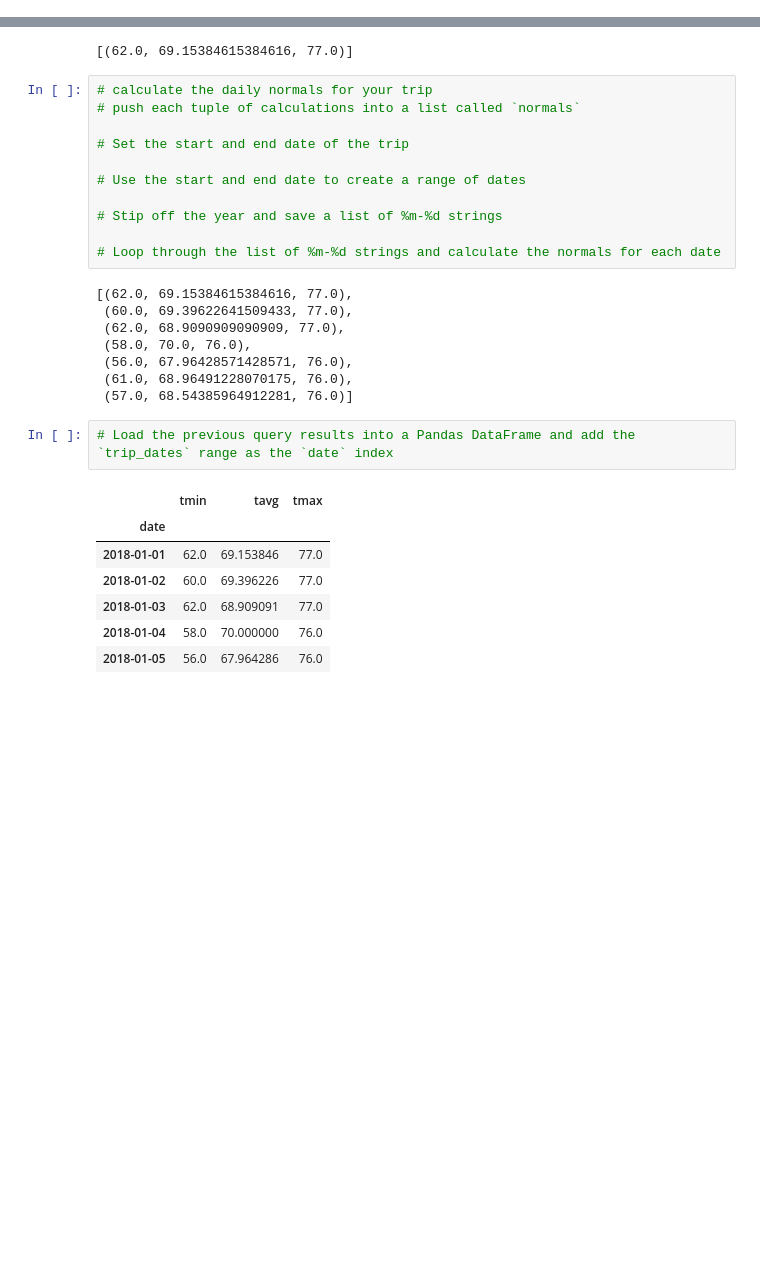
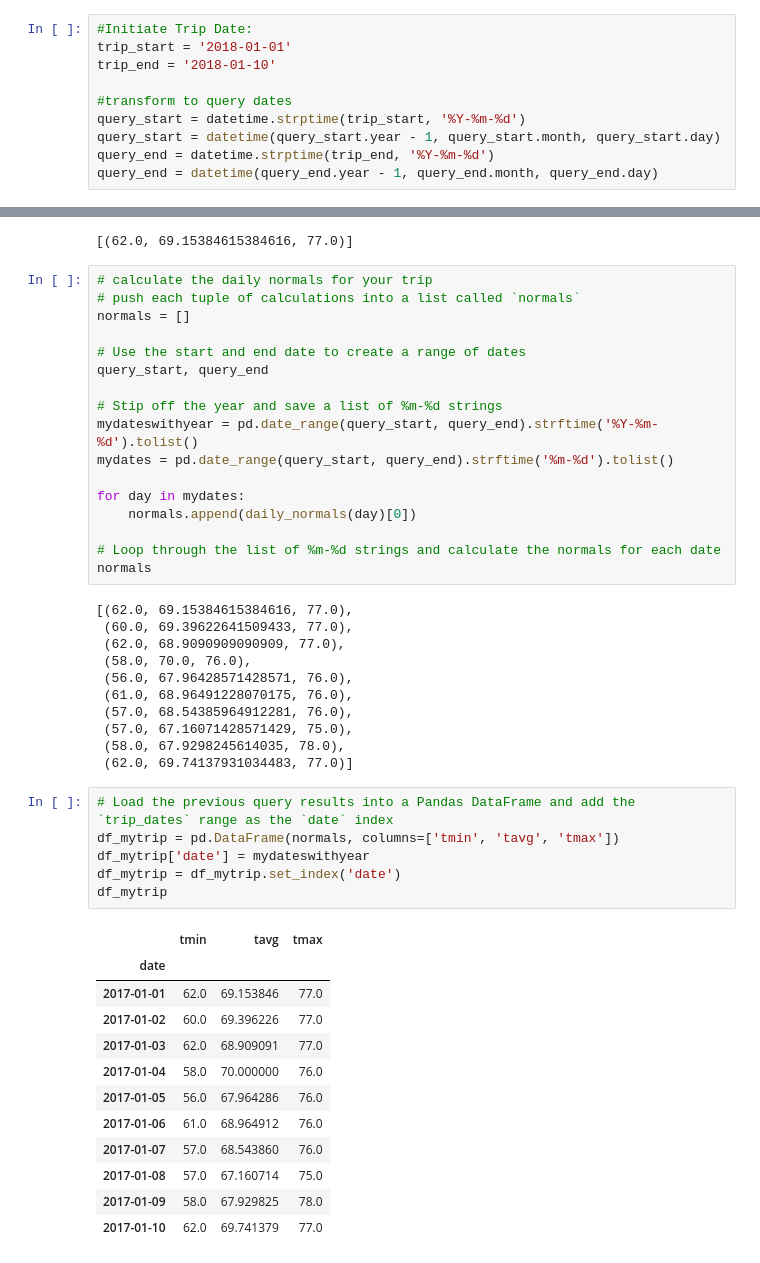
Before and after one commit to hanesy/sqlalchemy-challenge, a Jupyter notebook: climate_HY.ipynb, the cells around one changed output, grey strips where cells are left out. Drawn from its saved outputs; the diff is of its cells as text; blank space fills up the shorter version.

```diff
--- a/climate_HY.ipynb
+++ b/climate_HY.ipynb
@@ -367,0 +405,10 @@ plt.savefig("Outputs/Tobs Histogram.png")
+# %%
+#Initiate Trip Date:
+trip_start = '2018-01-01'
+trip_end = '2018-01-10'
+
+#transform to query dates
+query_start = datetime.strptime(trip_start, '%Y-%m-%d')
+query_start = datetime(query_start.year - 1, query_start.month, query_start.day)
+query_end = datetime.strptime(trip_end, '%Y-%m-%d')
+query_end = datetime(query_end.year - 1, query_end.month, query_end.day)
@@ -475,14 +506,20 @@ daily_normals("01-01")
 # %%
 # calculate the daily normals for your trip
 # push each tuple of calculations into a list called `normals`
-
-# Set the start and end date of the trip
+normals = []
 
 # Use the start and end date to create a range of dates
+query_start, query_end
 
 # Stip off the year and save a list of %m-%d strings
+mydateswithyear = pd.date_range(query_start, query_end).strftime('%Y-%m-%d').tolist()
+mydates = pd.date_range(query_start, query_end).strftime('%m-%d').tolist()
+
+for day in mydates:
+    normals.append(daily_normals(day)[0])
 
 # Loop through the list of %m-%d strings and calculate the normals for each date
+normals
 # %% [output]
 [(62.0, 69.15384615384616, 77.0),
  (60.0, 69.39622641509433, 77.0),
@@ -490,14 +527,26 @@ daily_normals("01-01")
  (58.0, 70.0, 76.0),
  (56.0, 67.96428571428571, 76.0),
  (61.0, 68.96491228070175, 76.0),
- (57.0, 68.54385964912281, 76.0)]
+ (57.0, 68.54385964912281, 76.0),
+ (57.0, 67.16071428571429, 75.0),
+ (58.0, 67.9298245614035, 78.0),
+ (62.0, 69.74137931034483, 77.0)]
 # %%
 # Load the previous query results into a Pandas DataFrame and add the `trip_dates` range as the `date` index
+df_mytrip = pd.DataFrame(normals, columns=['tmin', 'tavg', 'tmax'])
+df_mytrip['date'] = mydateswithyear
+df_mytrip = df_mytrip.set_index('date')
+df_mytrip
 # %% [output]
 |  | tmin | tavg | tmax |
 | date |  |  |  |
-| 2018-01-01 | 62.0 | 69.153846 | 77.0 |
-| 2018-01-02 | 60.0 | 69.396226 | 77.0 |
-| 2018-01-03 | 62.0 | 68.909091 | 77.0 |
-| 2018-01-04 | 58.0 | 70.000000 | 76.0 |
-| 2018-01-05 | 56.0 | 67.964286 | 76.0 |
+| 2017-01-01 | 62.0 | 69.153846 | 77.0 |
+| 2017-01-02 | 60.0 | 69.396226 | 77.0 |
+| 2017-01-03 | 62.0 | 68.909091 | 77.0 |
+| 2017-01-04 | 58.0 | 70.000000 | 76.0 |
+| 2017-01-05 | 56.0 | 67.964286 | 76.0 |
+| 2017-01-06 | 61.0 | 68.964912 | 76.0 |
+| 2017-01-07 | 57.0 | 68.543860 | 76.0 |
+| 2017-01-08 | 57.0 | 67.160714 | 75.0 |
+| 2017-01-09 | 58.0 | 67.929825 | 78.0 |
+| 2017-01-10 | 62.0 | 69.741379 | 77.0 |
```
Also changed, not shown: parts of 27 cells of this notebook, 6 other files.
